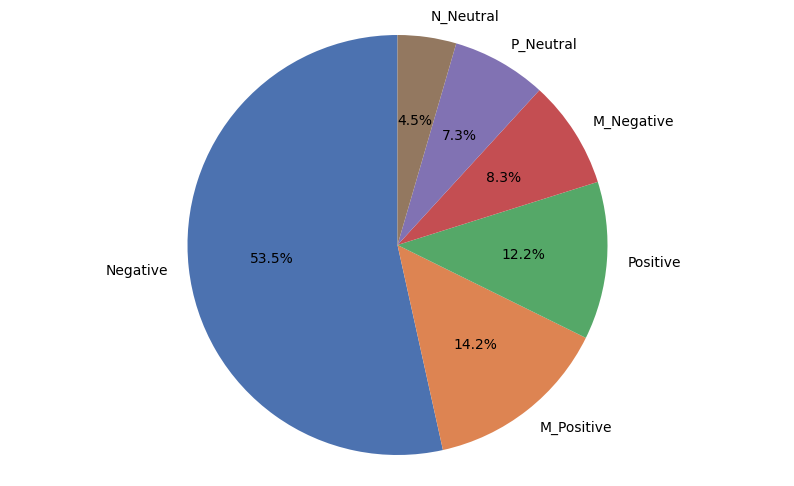
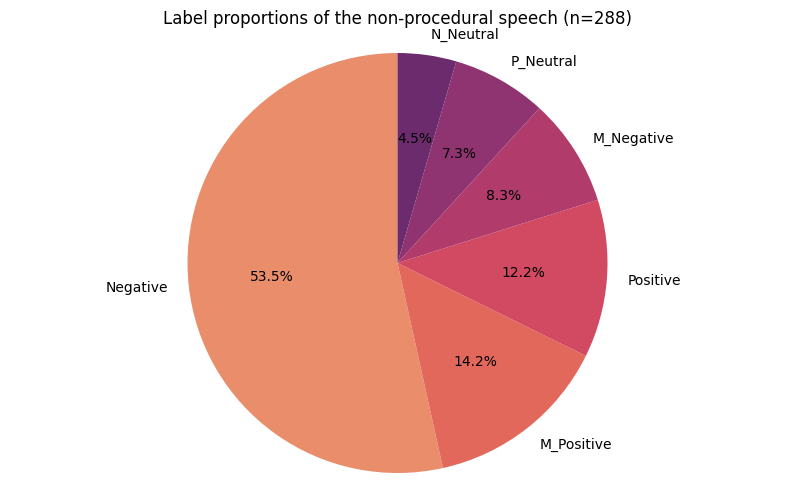
The notebook cell's code change between the first figure and the second:
--- before
+++ after
@@ -1,5 +1,8 @@
-palette2 = sns.color_palette('deep')
+palette2 = sns.color_palette('flare')
 plt.figure(figsize=(10,6))
+plt.title('Label proportions of the non-procedural speech (n=288)')
+
 plt.pie(tags_non, labels=tags_non.index, colors=palette2, autopct='%1.1f%%', startangle=90)
 plt.axis('equal')
+plt.savefig('Figures/Non-procedural_Labels_pie.png', dpi=300, bbox_inches='tight')
 plt.show()

Commit: Check label distributions for Main